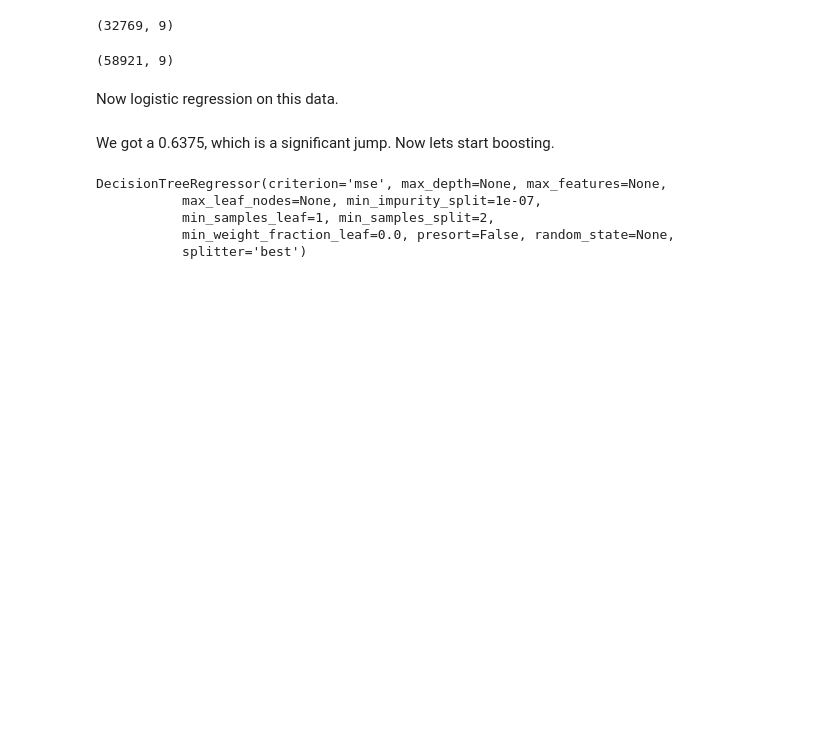
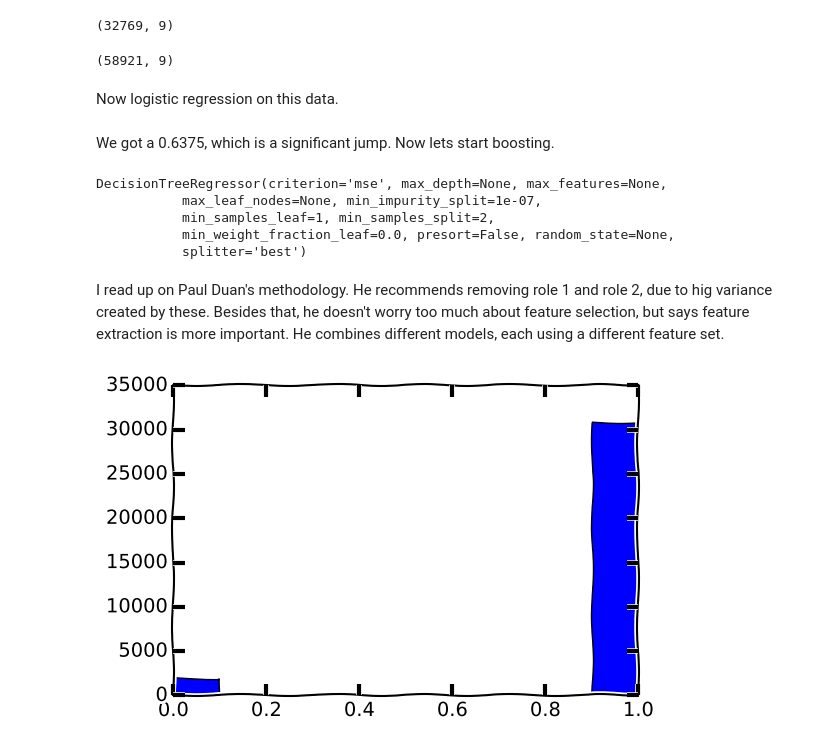
Before and after one commit to justincurewitz/data_sci, a Jupyter notebook: lab8/Lab 8 Amazon Access.ipynb, the cells around one changed output. Drawn from its saved outputs; the diff is of its cells as text; code cells hidden in the pictures; blank space fills up the shorter version.

Commit message:
fixed data to prepare for boosting

```diff
--- a/lab8/Lab 8 Amazon Access.ipynb
+++ b/lab8/Lab 8 Amazon Access.ipynb
@@ -173,0 +182,9 @@ get_submission(tree_preds, 'tree_preds')
+# %% [markdown]
+I read up on Paul Duan's methodology. He recommends removing role 1 and role 2, due to hig variance created by these. Besides that, he doesn't worry too much about feature selection, but says feature extraction is more important. He combines different models, each using a different feature set.
+# %%
+#first thing first, look at the data
+plt.xkcd() #makes graphs look better
+plt.hist(train['ACTION'])
+plt.show()
+# %% [output]
+[figure, added]
```
Also changed, not shown: parts of 16 cells of this notebook.
